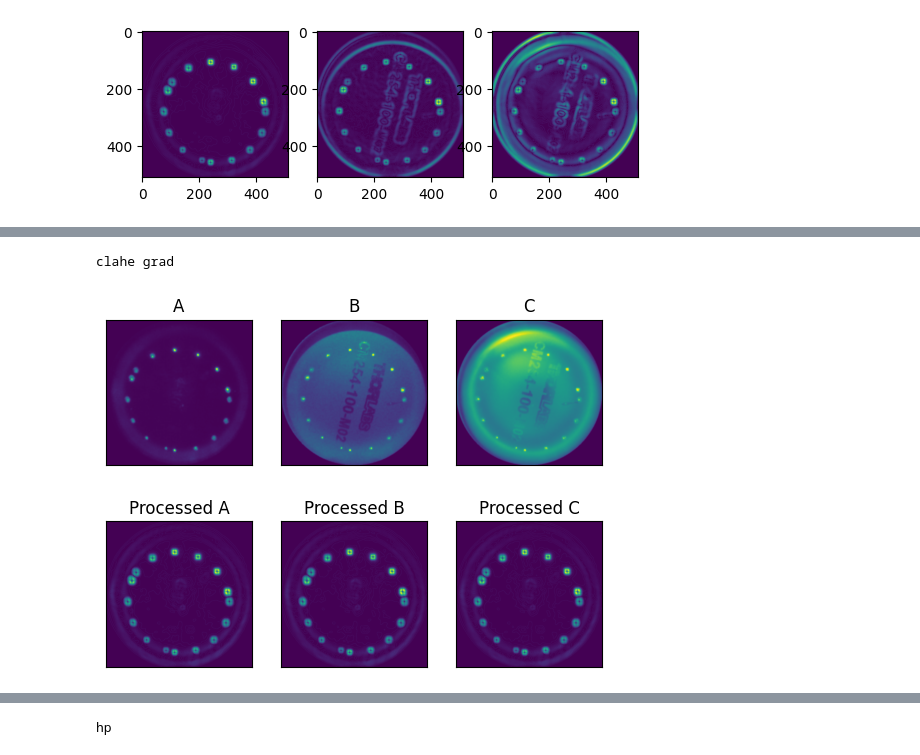
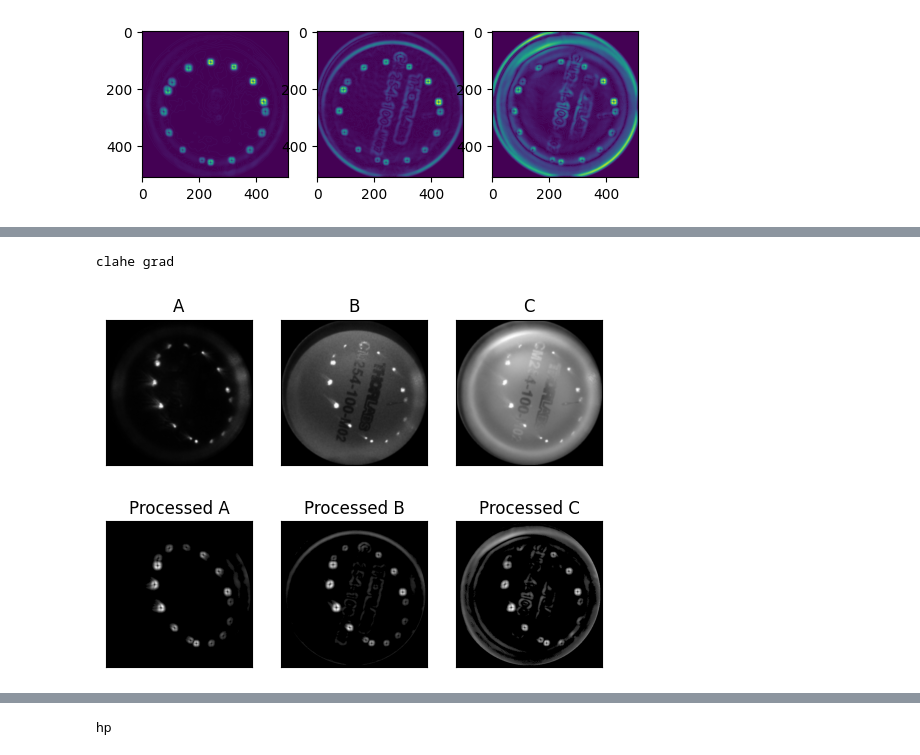
Before and after one commit to EvgeniiVenediktov/multireflection, a Jupyter notebook: processing_experiments.ipynb, the cells around one changed output, grey strips where cells are left out. Saved outputs shown, nothing was run; the diff lists cells and outputs as text; code cells hidden in the pictures.

Commit message:
tuned clahe

```diff
--- a/processing_experiments.ipynb
+++ b/processing_experiments.ipynb
@@ -94,44 +174,46 @@ grad
 # %%
-def clahegrad(img):
-    clahe = cv2.createCLAHE(clipLimit=0.5)
-    img = clahe.apply(np.copy(dark))
+def clahegrad(input):
+    img = np.copy(input)
+    clahe = cv2.createCLAHE(clipLimit=0.001)
+    img = clahe.apply(img)
     img = cv2.GaussianBlur(img, (15,15), 5)
     gX = cv2.Sobel(img, ddepth=cv2.CV_32F, dx=1, dy=0, ksize=3)
     gY = cv2.Sobel(img, ddepth=cv2.CV_32F, dx=0, dy=1, ksize=3)
 
     gX = cv2.convertScaleAbs(gX)
     gY = cv2.convertScaleAbs(gY)
-    return cv2.addWeighted(gX, 0.5, gY, 0.5, 0)
+    img = cv2.addWeighted(gX, 0.5, gY, 0.5, 0)
+    img = high_pass(img, 10)
+    img = apply_circular_mask(img, 250)
+    # img = clahe.apply(img)
+    return img
 # %%
-grad_aeqdark = clahegrad(np.copy(dark))
-grad_aeqlamp = clahegrad(np.copy(lamp))
-grad_aeqlight = clahegrad(np.copy(light))
+grad_aeqdark_skewed = clahegrad(skewed_dark)
+grad_aeqlamp_skewed = clahegrad(skewed_lamp)
+grad_aeqlight_skewed = clahegrad(skewed_light)
 
 fig, axes = plt.subplots(2,3)
 print("clahe grad")
-axes[0][0].imshow(dark)
-axes[0][1].imshow(lamp)
-axes[0][2].imshow(light)
-
-axes[1][0].imshow(grad_aeqdark)
-axes[1][1].imshow(grad_aeqlamp)
-axes[1][2].imshow(grad_aeqlight)
-
+axes[0][0].imshow(skewed_dark, cmap='gray')
+axes[0][1].imshow(skewed_lamp, cmap='gray')
+axes[0][2].imshow(skewed_light, cmap='gray')
+axes[1][0].imshow(grad_aeqdark_skewed, cmap='gray')
+axes[1][1].imshow(grad_aeqlamp_skewed, cmap='gray')
+axes[1][2].imshow(grad_aeqlight_skewed, cmap='gray')
 axes[0][0].set_title("A")
 axes[0][1].set_title("B")
 axes[0][2].set_title("C")
-
 axes[1][0].set_title("Processed A")
 axes[1][1].set_title("Processed B")
 axes[1][2].set_title("Processed C")
 
 for i in range(2):
     for j in range(3):
         axes[i][j].set_xticks([])
         axes[i][j].set_yticks([])
 
 plt.show()
-fig.savefig("graphs/clahe_processing.png", dpi=300, transparent=True)
+fig.savefig("graphs/clahe_processing_skewed.png", dpi=300, transparent=True)
 # %% [output]
 clahe grad
-[figure, old version]
+[figure, new version]
```
Also changed, not shown: parts of 7 cells of this notebook, 3 other files.
